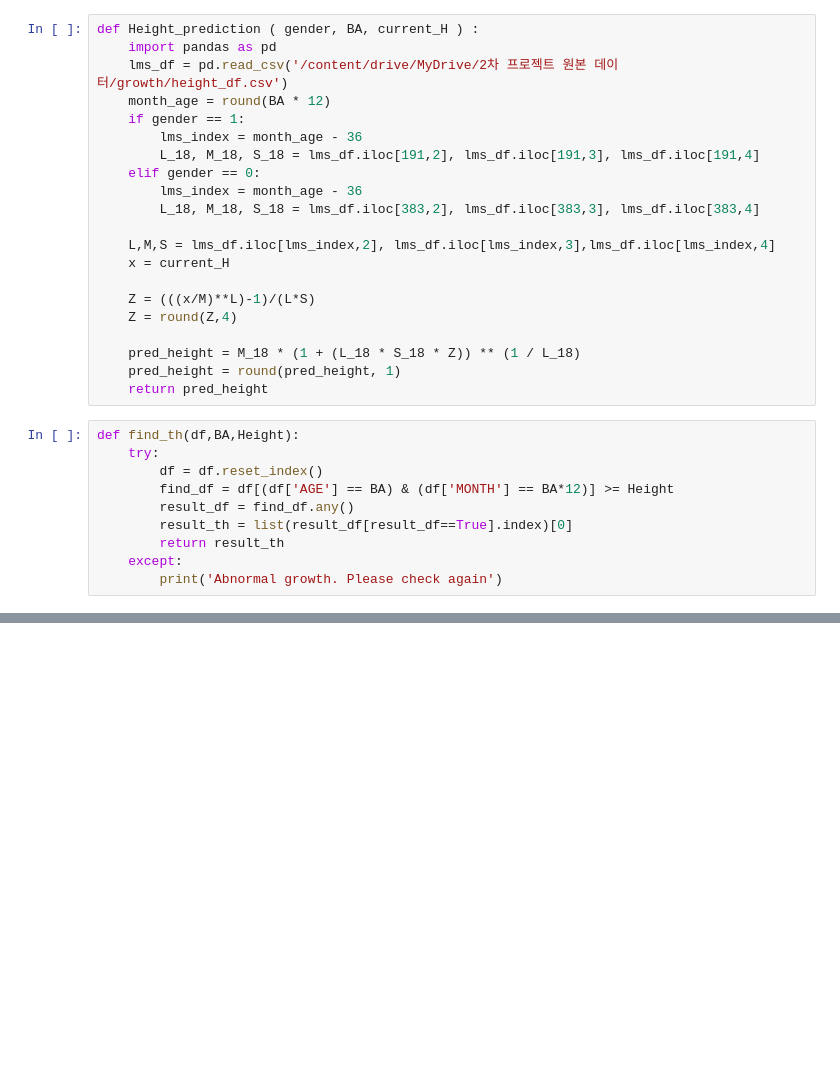
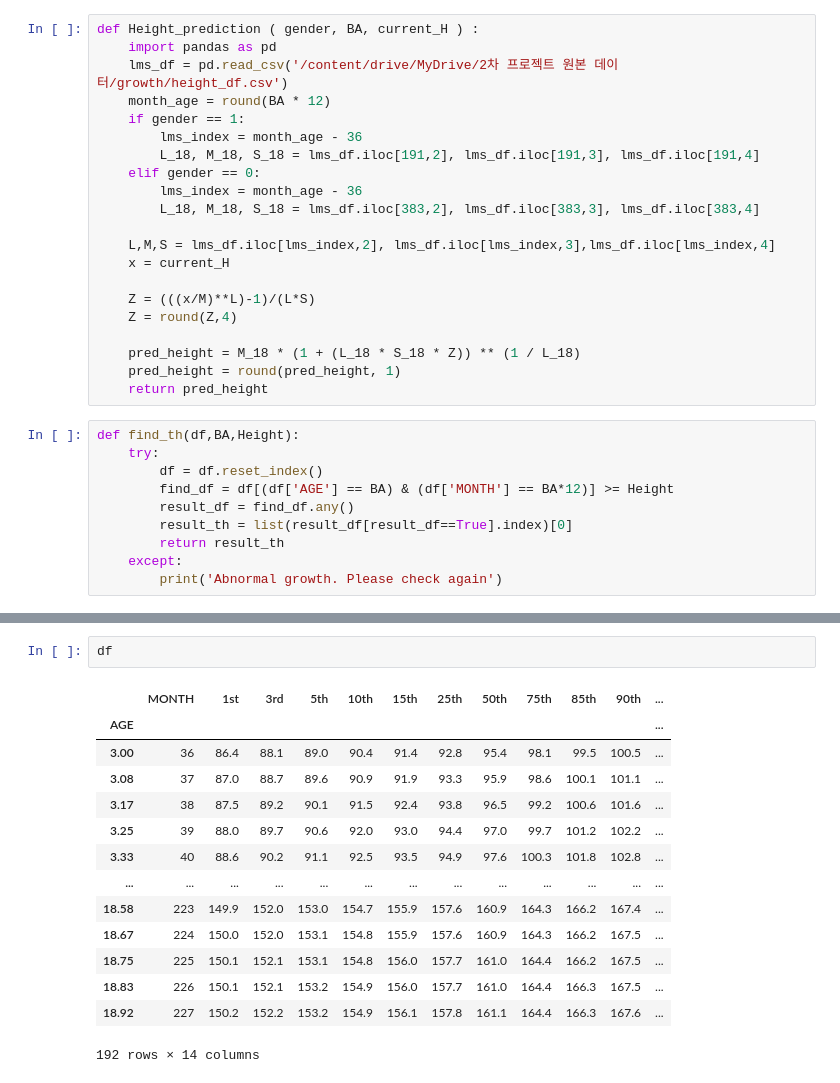
Before and after one commit to kikiru328/Bone_Detection, a Jupyter notebook: Growth_graph.ipynb, the cells around one changed output, grey strips where cells are left out. Drawn from its saved outputs; the diff is of its cells as text; blank space fills up the shorter version.

```diff
--- a/Growth_graph.ipynb
+++ b/Growth_graph.ipynb
@@ -113,0 +157,17 @@ Height_graph(0,12,100.6)
+# %%
+df
+# %% [output]
+|  | MONTH | 1st | 3rd | 5th | 10th | 15th | 25th | 50th | 75th | 85th | 90th | ... |
+| AGE |  |  |  |  |  |  |  |  |  |  |  | ... |
+| 3.00 | 36 | 86.4 | 88.1 | 89.0 | 90.4 | 91.4 | 92.8 | 95.4 | 98.1 | 99.5 | 100.5 | ... |
+| 3.08 | 37 | 87.0 | 88.7 | 89.6 | 90.9 | 91.9 | 93.3 | 95.9 | 98.6 | 100.1 | 101.1 | ... |
+| 3.17 | 38 | 87.5 | 89.2 | 90.1 | 91.5 | 92.4 | 93.8 | 96.5 | 99.2 | 100.6 | 101.6 | ... |
+| 3.25 | 39 | 88.0 | 89.7 | 90.6 | 92.0 | 93.0 | 94.4 | 97.0 | 99.7 | 101.2 | 102.2 | ... |
+| 3.33 | 40 | 88.6 | 90.2 | 91.1 | 92.5 | 93.5 | 94.9 | 97.6 | 100.3 | 101.8 | 102.8 | ... |
+| ... | ... | ... | ... | ... | ... | ... | ... | ... | ... | ... | ... | ... |
+| 18.58 | 223 | 149.9 | 152.0 | 153.0 | 154.7 | 155.9 | 157.6 | 160.9 | 164.3 | 166.2 | 167.4 | ... |
+| 18.67 | 224 | 150.0 | 152.0 | 153.1 | 154.8 | 155.9 | 157.6 | 160.9 | 164.3 | 166.2 | 167.5 | ... |
+| 18.75 | 225 | 150.1 | 152.1 | 153.1 | 154.8 | 156.0 | 157.7 | 161.0 | 164.4 | 166.2 | 167.5 | ... |
+| 18.83 | 226 | 150.1 | 152.1 | 153.2 | 154.9 | 156.0 | 157.7 | 161.0 | 164.4 | 166.3 | 167.5 | ... |
+| 18.92 | 227 | 150.2 | 152.2 | 153.2 | 154.9 | 156.1 | 157.8 | 161.1 | 164.4 | 166.3 | 167.6 | ... |
+192 rows × 14 columns
```
Also changed, not shown: parts of 4 cells of this notebook.
